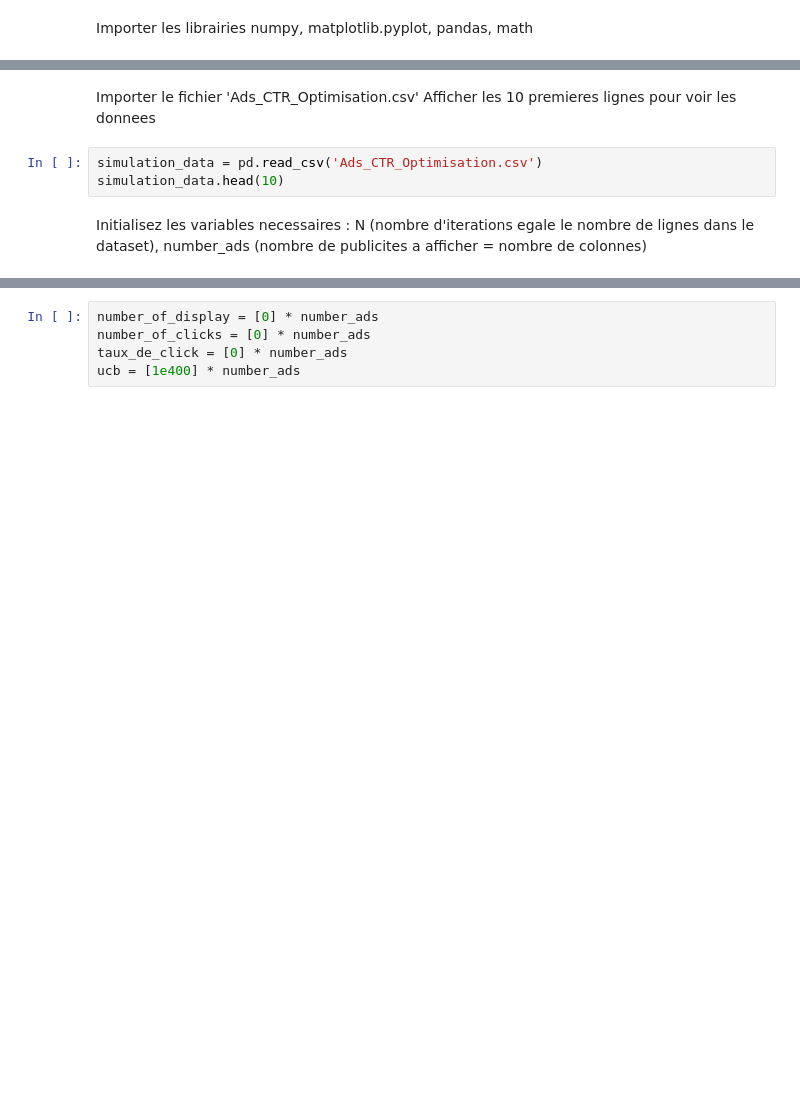
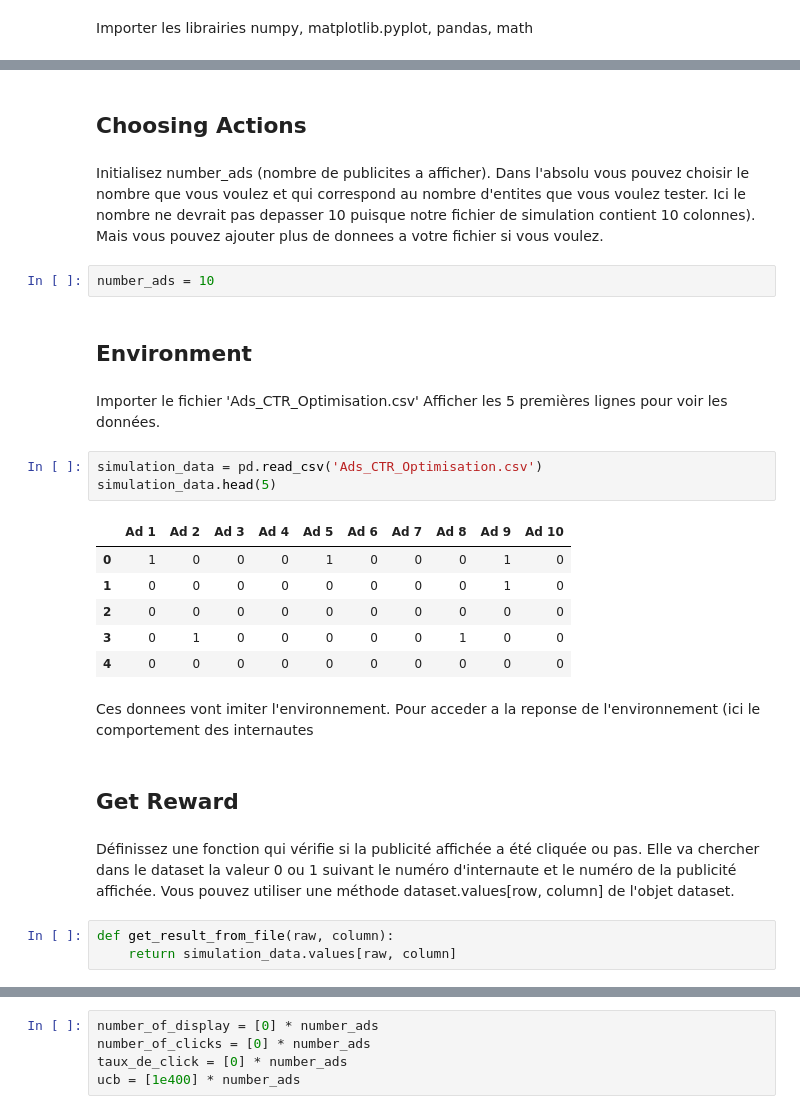
Before and after one commit to 42-AI/workshops_ml_2018, a Jupyter notebook: Semaine-9/exerciceUCB-Solution.ipynb, the cells around one changed output, grey strips where cells are left out. Drawn from its saved outputs; the diff is of its cells as text; blank space fills up the shorter version.

```diff
--- a/Semaine-9/exerciceUCB-Solution.ipynb
+++ b/Semaine-9/exerciceUCB-Solution.ipynb
@@ -8,13 +7,34 @@ import numpy as np
 import matplotlib.pyplot as plt
 import pandas as pd
 import math
+# %% [markdown]
+## Choosing Actions
+# %% [markdown]
+
+Initialisez number_ads (nombre de publicites a afficher). Dans l'absolu vous pouvez choisir le nombre que vous voulez et qui correspond au nombre d'entites que vous voulez tester. Ici le nombre ne devrait pas depasser 10 puisque notre fichier de simulation contient 10 colonnes). Mais vous pouvez ajouter plus de donnees a votre fichier si vous voulez.
+# %%
+number_ads = 10
+# %% [markdown]
+## Environment
 # %% [markdown]
 Importer le fichier 'Ads_CTR_Optimisation.csv'
-Afficher les 10 premieres lignes pour voir les donnees
+Afficher les 5 premières lignes pour voir les données.
 # %%
 simulation_data = pd.read_csv('Ads_CTR_Optimisation.csv')
-simulation_data.head(10)
+simulation_data.head(5)
+# %% [output]
+|  | Ad 1 | Ad 2 | Ad 3 | Ad 4 | Ad 5 | Ad 6 | Ad 7 | Ad 8 | Ad 9 | Ad 10 |
+| 0 | 1 | 0 | 0 | 0 | 1 | 0 | 0 | 0 | 1 | 0 |
+| 1 | 0 | 0 | 0 | 0 | 0 | 0 | 0 | 0 | 1 | 0 |
+| 2 | 0 | 0 | 0 | 0 | 0 | 0 | 0 | 0 | 0 | 0 |
+| 3 | 0 | 1 | 0 | 0 | 0 | 0 | 0 | 1 | 0 | 0 |
+| 4 | 0 | 0 | 0 | 0 | 0 | 0 | 0 | 0 | 0 | 0 |
-# %% [markdown]
- Initialisez les variables necessaires :
- N (nombre d'iterations egale le nombre de lignes dans le dataset),
- number_ads (nombre de publicites a afficher = nombre de colonnes)
+# %% [markdown]
+Ces donnees vont imiter l'environnement. Pour acceder a la reponse de l'environnement (ici le comportement des internautes
+# %% [markdown]
+## Get Reward
+# %% [markdown]
+Définissez une fonction qui vérifie si la publicité affichée a été cliquée ou pas. Elle va  chercher dans le dataset la valeur 0 ou 1 suivant le numéro d'internaute et le numéro de la publicité affichée. Vous pouvez utiliser une méthode dataset.values[row, column] de l'objet dataset.
+# %%
+def get_result_from_file(raw, column):
+    return simulation_data.values[raw, column]
```
Also changed, not shown: parts of 79 cells of this notebook.
